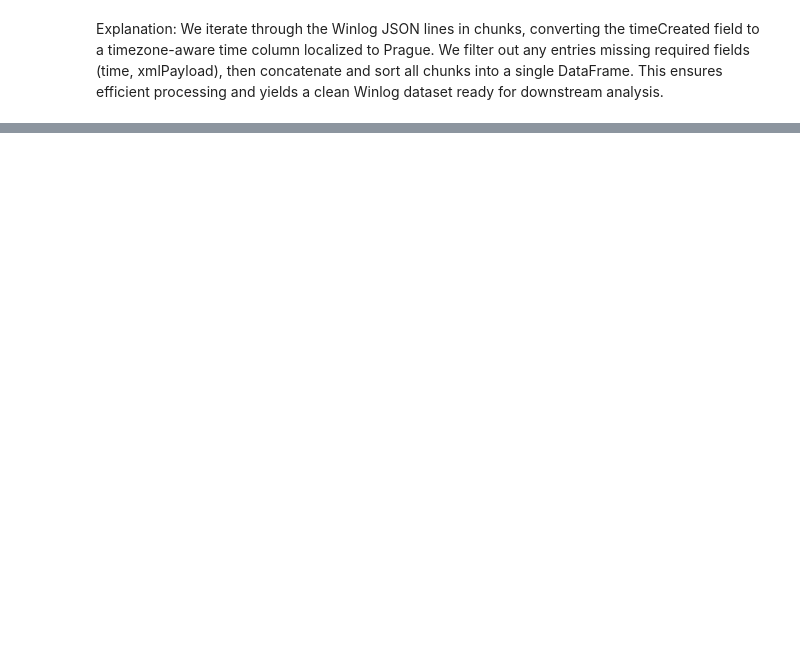
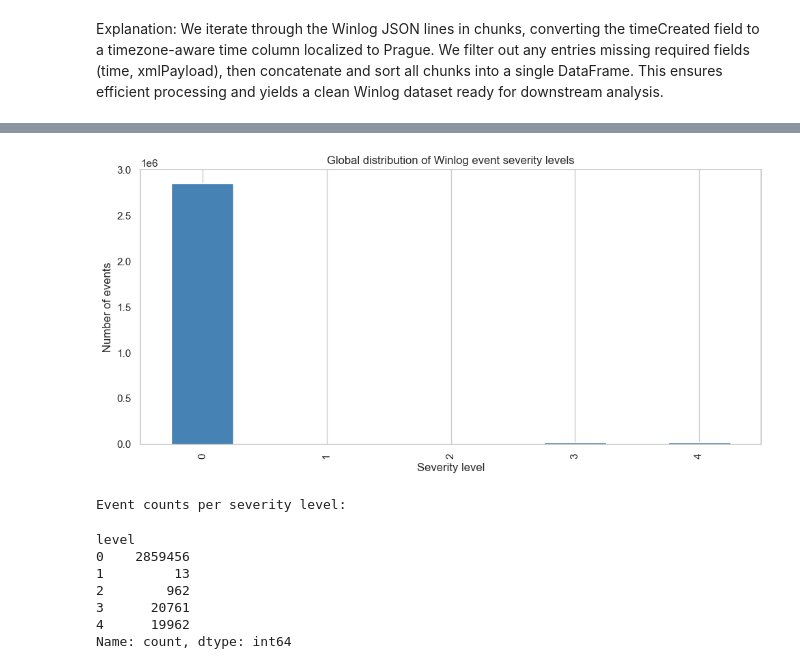
Before and after one commit to Jouni-rinnemaki/python_data_analytics_project, a Jupyter notebook: mini_project_rinnemaki.ipynb, the cells around one changed output, grey strips where cells are left out. Cells and saved outputs as stored; diff of their text form; code cells hidden in the pictures; blank space fills up the shorter version.

```diff
--- a/mini_project_rinnemaki.ipynb
+++ b/mini_project_rinnemaki.ipynb
@@ -713,24 +1005,34 @@ else:
 # %%
 # Global Distribution of Winlog Severity Levels
 
 # Ensure 'level' is numeric
 df_winlog_clean["level"] = pd.to_numeric(df_winlog_clean["level"], errors="coerce")
 
 # Drop NaNs and count frequency
 severity_counts = df_winlog_clean["level"].dropna().value_counts().sort_index()
 
 # Bar plot
 severity_counts.plot(kind="bar", figsize=(10, 5), color="steelblue")
-plt.title("Global Distribution of Winlog Event Severity Levels")
-plt.xlabel("Severity Level")
-plt.ylabel("Number of Events")
+plt.title("Global distribution of Winlog event severity levels")
+plt.xlabel("Severity level")
+plt.ylabel("Number of events")
 plt.grid(axis="y")
 plt.tight_layout()
 plt.show()
 
 # Display raw counts
 print("Event counts per severity level:")
 display(severity_counts)
+# %% [output]
+[figure, added]
+Event counts per severity level:
+level
+0    2859456
+1         13
+2        962
+3      20761
+4      19962
+Name: count, dtype: int64
 # %%
 # Overlay Winlog Severity on Combined Timeline
 
```
Also changed, not shown: parts of 64 cells of this notebook, 2 other files.
